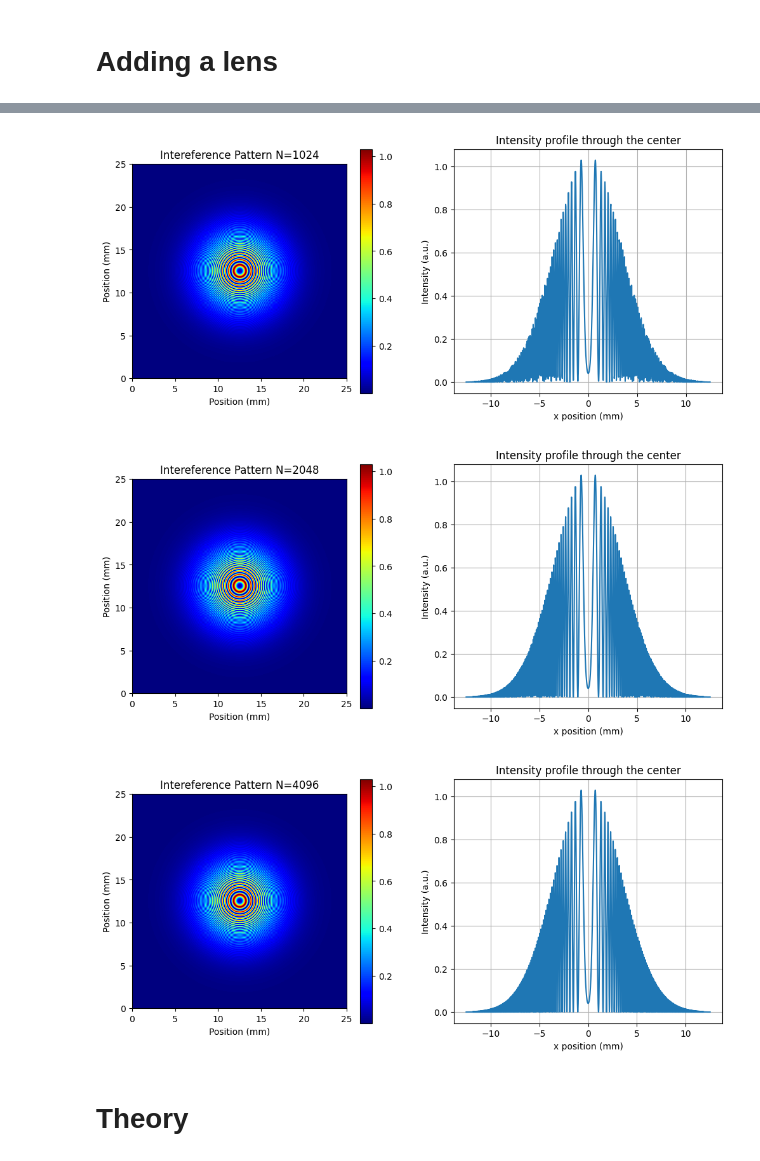
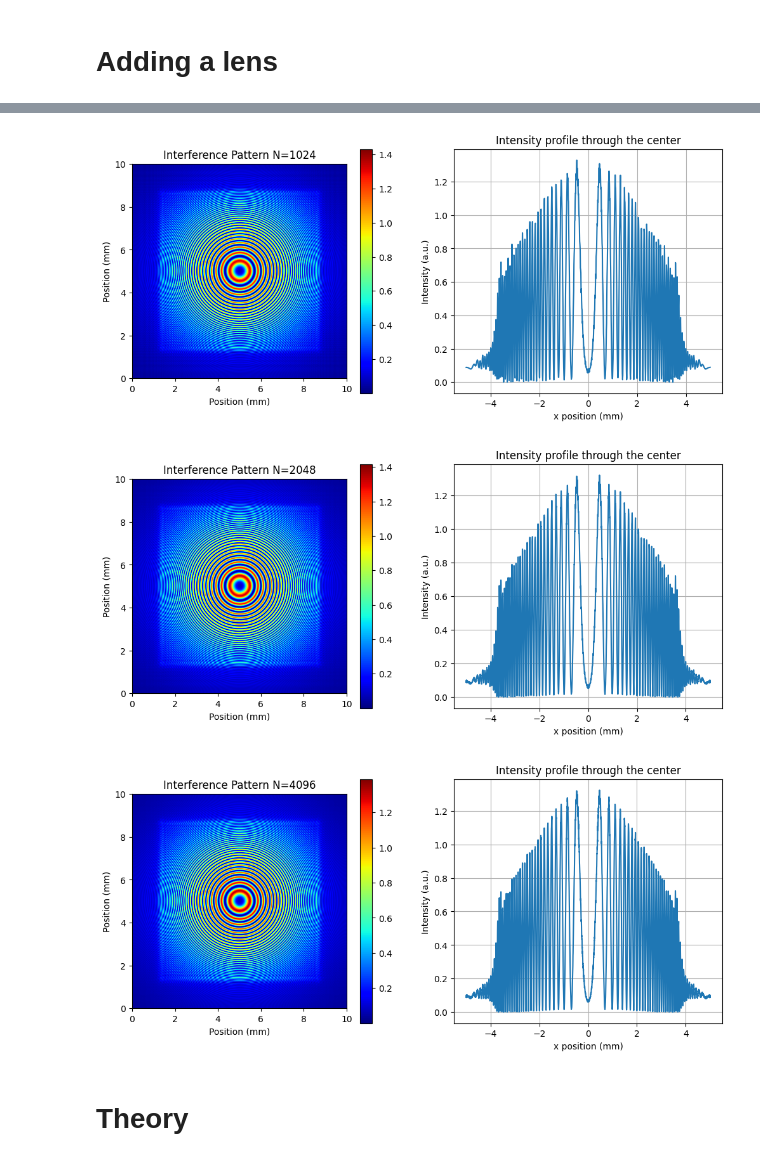
Before and after one commit to guilhermebaos/LightPipes-tutorials, a Jupyter notebook: Examples/01-Michelson-Interferometer.ipynb, the cells around one changed output, grey strips where cells are left out. Drawn from its saved outputs; the diff is of its cells as text; code cells hidden in the pictures.

```diff
--- a/Examples/01-Michelson-Interferometer.ipynb
+++ b/Examples/01-Michelson-Interferometer.ipynb
@@ -133,42 +146,40 @@ def michelsonLens(N: int, size: float, f: float) -> None:
     Field = lp.Begin(size, wave, N)
     Field = lp.GaussBeam(Field, w0)
 
-    #Propagate to the beamsplitter:
+    # Propagate to the beamsplitter:
     Field = lp.Forvard(Field, z3)
 
-    #Split the beam and propagate to mirror #2:
+    # Split the beam and propagate to mirror #2:
     Field2 = lp.IntAttenuator(Field, 1-Rbs)
-    Field2 = lp.Forvard(Field2, z2)
+    Field2 = lp.Forvard(Field2, z2/2)
+    Field2 = lp.Lens(Field2, f)
+    Field2 = lp.Forvard(Field2, z2/2)
 
-    #Introduce aberration and propagate back to the beamsplitter:
-    Field2 = lp.Tilt(Field2, tx, ty)
-    Field2 = lp.Forvard(Field2, z2)
+    # Propagate back to the beamsplitter:
+    Field2 = lp.Tilt(Field2, 0, 0)
+    Field2 = lp.Forvard(Field2, z2/2)
+    Field2 = lp.Lens(Field2, f)
+    Field2 = lp.Forvard(Field2, z2/2)
     Field2 = lp.IntAttenuator(Field2, Rbs)
 
-    # Introducing a Thin Lens in this arm
-    Field2 = lp.Lens(Field2, f)
-
-    #Split off the second beam and propagate to- and back from the mirror #1:
+    # Split off the second beam and propagate to and back from the mirror #1:
     Field1 = lp.IntAttenuator(Field, Rbs)
     Field1 = lp.Forvard(Field1, z1*2)
     Field1 = lp.IntAttenuator(Field1, 1-Rbs)
 
-    #Recombine the two beams and propagate to the screen:
+    # Recombine the two beams and propagate to the screen:
     Field = lp.BeamMix(Field1, Field2)
     Field = lp.Forvard(z4, Field)
-    I = lp.Intensity(1, Field)
 
     # Draw the Field in 2D
-    I = lp.Intensity(Field, flag=0)
-
-    plot_Field(Field, title="Intereference Pattern")
+    plot_Field(Field, title="Interference Pattern")
     plt.show()
 
     return
 # %%
 # Simulation Parameters
 N = 2**9 # number (NxN) of grid pixels
-size = 25 * lp.mm # size of the grid
+size = 10 * lp.mm # size of the grid
 
 
 # Lens focal distance
@@ -184,5 +195,5 @@ michelsonLens(8*N, size, f)
-[figure, old version]
+[figure, new version]
-[figure, old version]
+[figure, new version]
-[figure, old version]
+[figure, new version]
 # %% [markdown]
 # Theory
```
Also changed, not shown: parts of 4 cells of this notebook, 1 other file.
